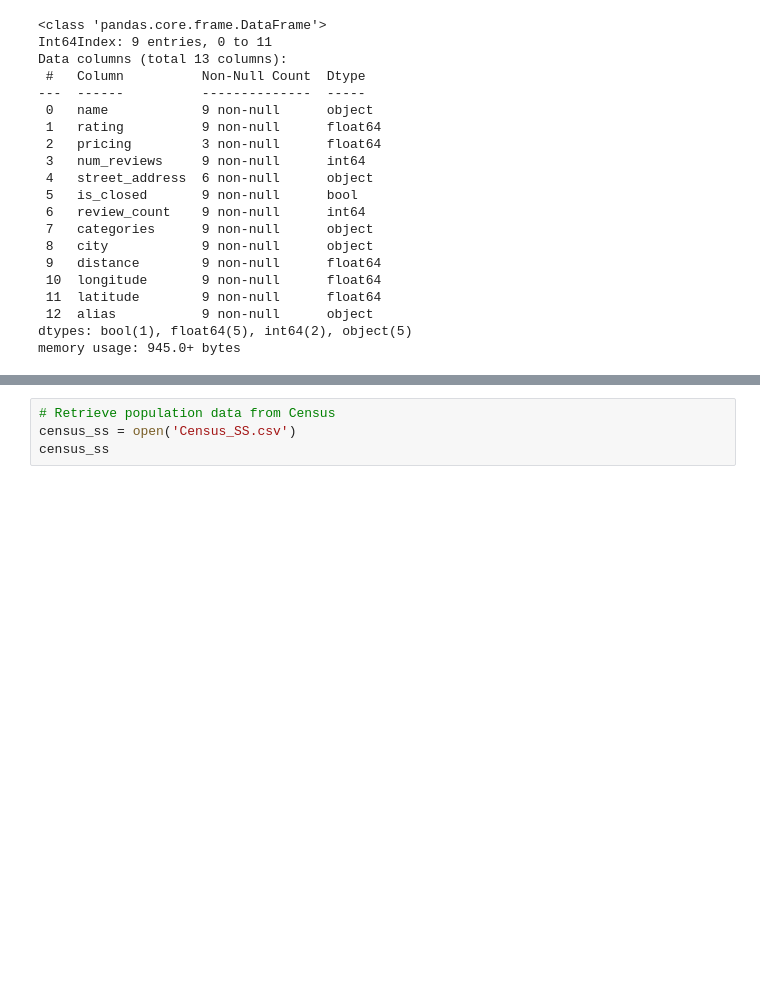
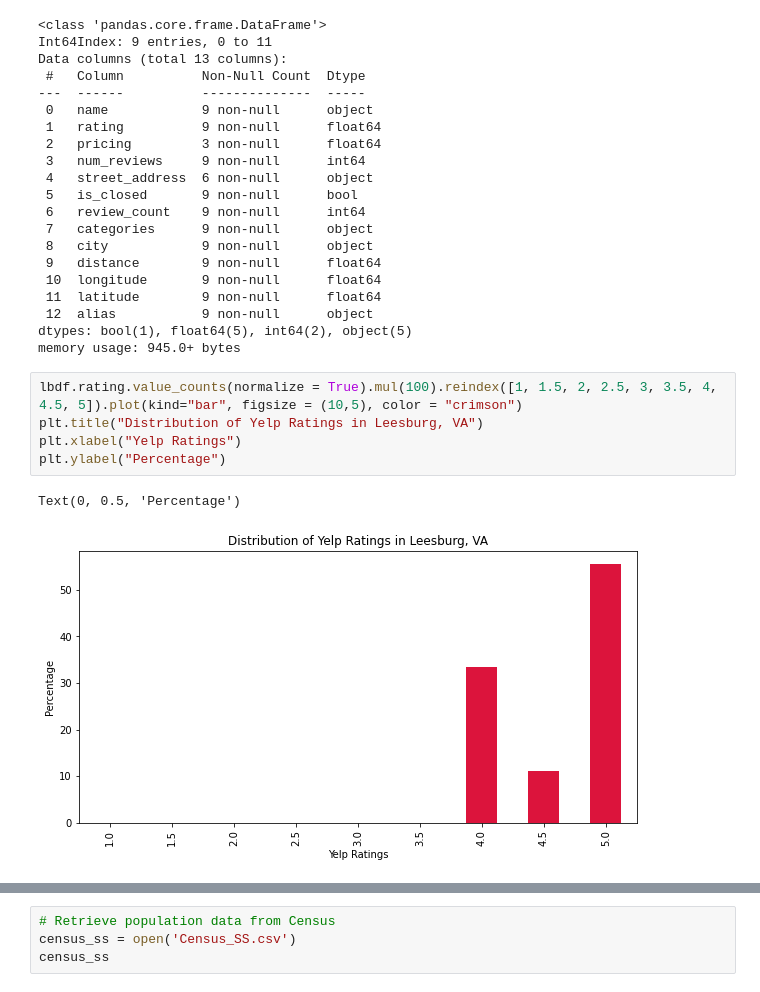
Before and after one commit to ntsegaw/flowerREDO, a Jupyter notebook: Flower Shop.ipynb, the cells around one changed output, grey strips where cells are left out. Saved outputs shown, nothing was run; the diff lists cells and outputs as text; blank space fills up the shorter version.

```diff
--- a/Flower Shop.ipynb
+++ b/Flower Shop.ipynb
@@ -219,3 +239,11 @@ Data columns (total 13 columns):
  12  alias           9 non-null      object
 dtypes: bool(1), float64(5), int64(2), object(5)
 memory usage: 945.0+ bytes
+# %%
+lbdf.rating.value_counts(normalize = True).mul(100).reindex([1, 1.5, 2, 2.5, 3, 3.5, 4, 4.5, 5]).plot(kind="bar", figsize = (10,5), color = "crimson")
+plt.title("Distribution of Yelp Ratings in Leesburg, VA")
+plt.xlabel("Yelp Ratings")
+plt.ylabel("Percentage")
+# %% [output]
+Text(0, 0.5, 'Percentage')
+[figure, added]
```
Also changed, not shown: parts of 10 cells of this notebook, 2 other files.
